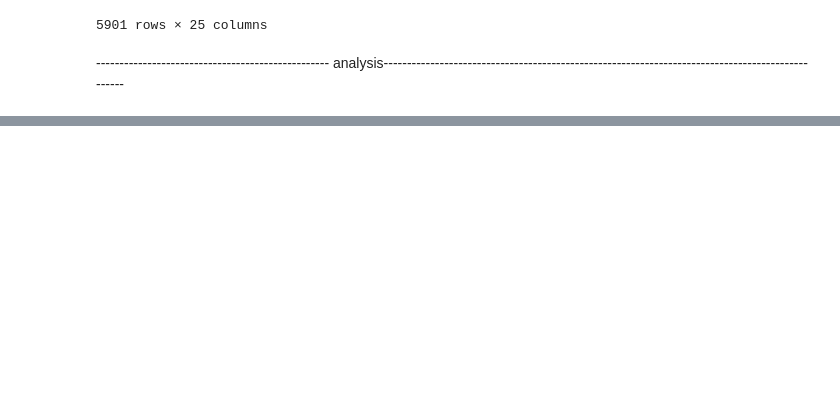
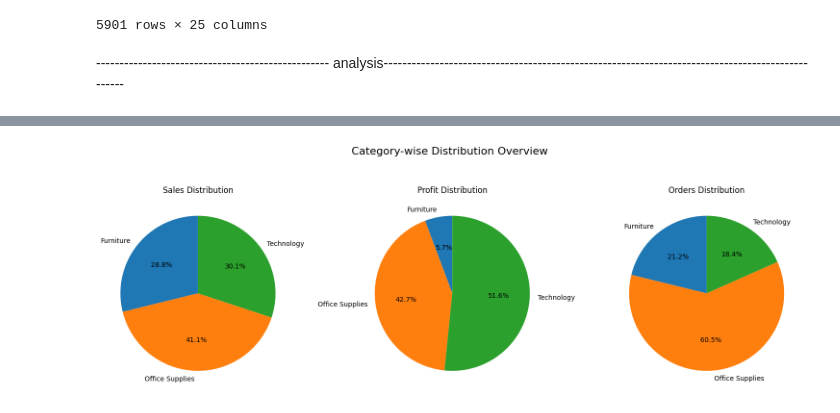
Before and after one commit to anish00ti/sales_analysis, a Jupyter notebook: sales_analysis.ipynb, the cells around one changed output, grey strips where cells are left out. Saved outputs shown, nothing was run; the diff lists cells and outputs as text; code cells hidden in the pictures; blank space fills up the shorter version.

```diff
--- a/sales_analysis.ipynb
+++ b/sales_analysis.ipynb
@@ -117,0 +214,22 @@ df[list]= df[list].astype('category')
+# %%
+group=df.groupby('category').agg(tsales=('sales','sum'), total_order=('order_id','count'),tprofit=('profit','sum'))
+# %%
+fig, axes = plt.subplots(1, 3, figsize=(15, 6))  # 1 row, 3 columns
+
+# Pie chart - Total Sales
+axes[0].pie(group['tsales'], labels=group.index, autopct='%1.1f%%', startangle=90)
+axes[0].set_title("Sales Distribution")
+
+# Pie chart - Total Profit
+axes[1].pie(group['tprofit'], labels=group.index, autopct='%1.1f%%', startangle=90)
+axes[1].set_title("Profit Distribution")
+
+# Pie chart - Total Orders
+axes[2].pie(group['total_order'], labels=group.index, autopct='%1.1f%%', startangle=90)
+axes[2].set_title("Orders Distribution")
+
+plt.suptitle("Category-wise Distribution Overview", fontsize=16)
+plt.tight_layout()
+plt.show()
+# %% [output]
+[figure, added]
```
Also changed, not shown: parts of 16 cells of this notebook.
